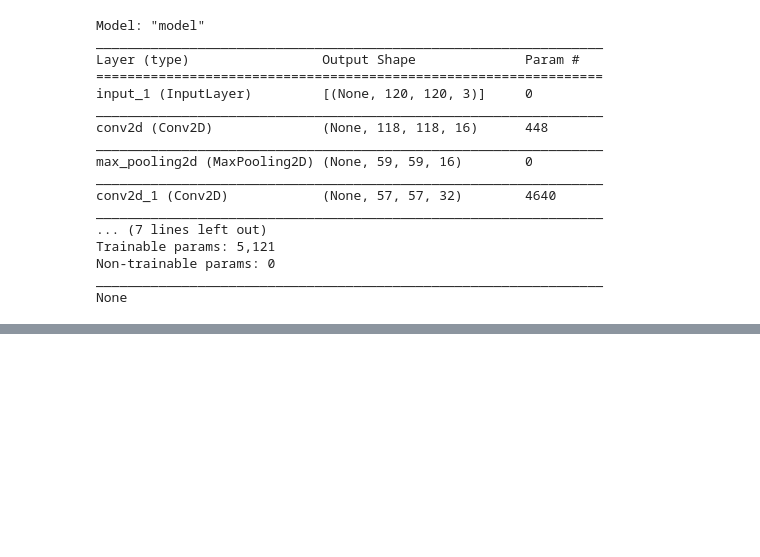
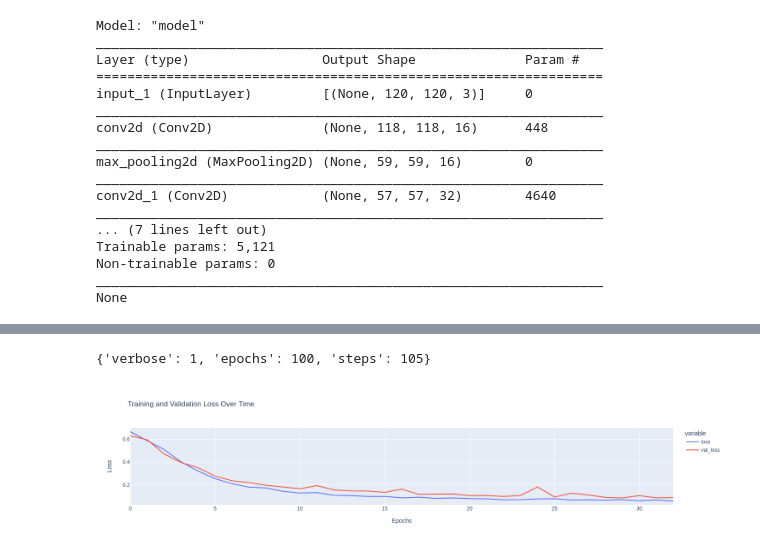
Before and after one commit to pranavnijampurkar33/ML_CV_DL, a Jupyter notebook: implentations/kaggle/01_surface_crack_detection/sol_p1.ipynb, the cells around one changed output, grey strips where cells are left out. Cells and saved outputs as stored; diff of their text form; code cells hidden in the pictures; blank space fills up the shorter version.

```diff
--- a/implentations/kaggle/01_surface_crack_detection/sol_p1.ipynb
+++ b/implentations/kaggle/01_surface_crack_detection/sol_p1.ipynb
@@ -236,0 +251,15 @@ Epoch 21/100
+# %%
+history.params
+# %% [output]
+{'verbose': 1, 'epochs': 100, 'steps': 105}
+# %%
+fig_loss = px.line(
+    history.history,
+    y = ['loss', 'val_loss'],
+    labels = {'index': 'Epochs', 'value': 'Loss'},
+    title='Training and Validation Loss Over Time'
+)
+
+fig_loss.show()
+# %% [output]
+[figure, added]
```
Also changed, not shown: parts of 9 cells of this notebook, 6 other files.
